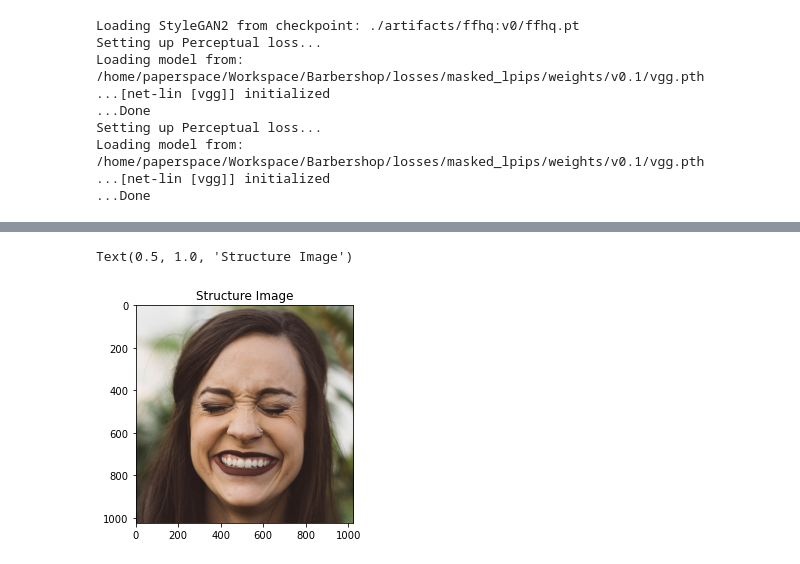
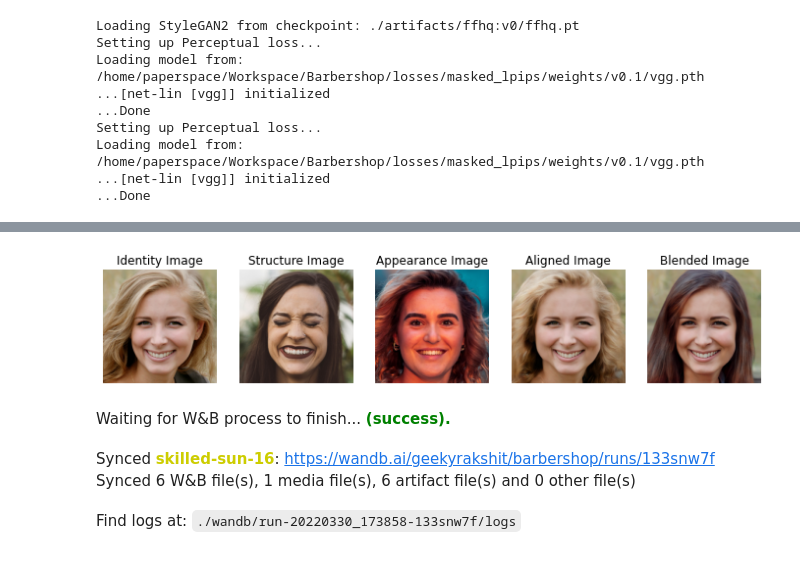
Before and after one commit to ZPdesu/Barbershop, a Jupyter notebook: inference.ipynb, the cells around one changed output, grey strips where cells are left out. Saved outputs shown, nothing was run; the diff lists cells and outputs as text; code cells hidden in the pictures.

Commit message:
fix: updated wandb table integration

```diff
--- a/inference.ipynb
+++ b/inference.ipynb
@@ -149,6 +141,0 @@ Text(0.5, 1.0, 'Identity Image')
-# %%
-plt.imshow(np.array(Image.open(structure_image)))
-plt.title("Structure Image")
-# %% [output]
-Text(0.5, 1.0, 'Structure Image')
-[figure, removed]
@@ -159,0 +142,30 @@ aligned_image
+# %%
+def plot_results(images, titles, figure_size=(12, 12)):
+    fig = plt.figure(figsize=figure_size)
+    for i in range(len(images)):
+        fig.add_subplot(1, len(images), i + 1).set_title(titles[i])
+        _ = plt.imshow(images[i])
+        plt.axis("off")
+    plt.show()
+# %%
+identity_image = np.array(Image.open(identity_image))
+structure_image = np.array(Image.open(structure_image))
+appearance_image = np.array(Image.open(appearance_image))
+
+plot_results(
+    images=[
+        identity_image,
+        structure_image,
+        appearance_image,
+        aligned_image,
+        blended_image
+    ], titles=[
+        "Identity Image",
+        "Structure Image",
+        "Appearance Image",
+        "Aligned Image",
+        "Blended Image"
+    ]
+)
+# %% [output]
+[figure, added]
@@ -159,0 +193,7 @@ aligned_image
+# %%
+wandb.finish()
+# %% [output]
+Waiting for W&B process to finish... (success).
+Synced skilled-sun-16: https://wandb.ai/geekyrakshit/barbershop/runs/133snw7f
+Synced 6 W&B file(s), 1 media file(s), 6 artifact file(s) and 0 other file(s)
+Find logs at: ./wandb/run-20220330_173858-133snw7f/logs
```
Also changed, not shown: parts of 7 cells of this notebook, 1 other file.
